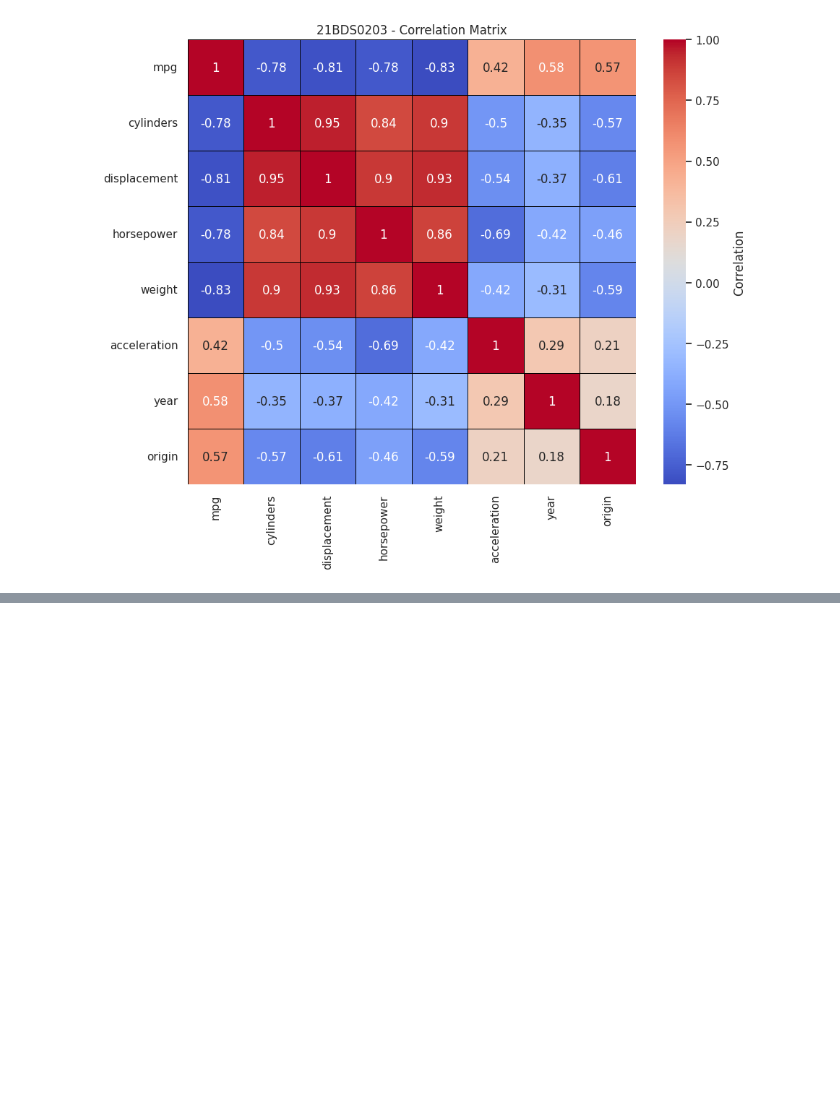
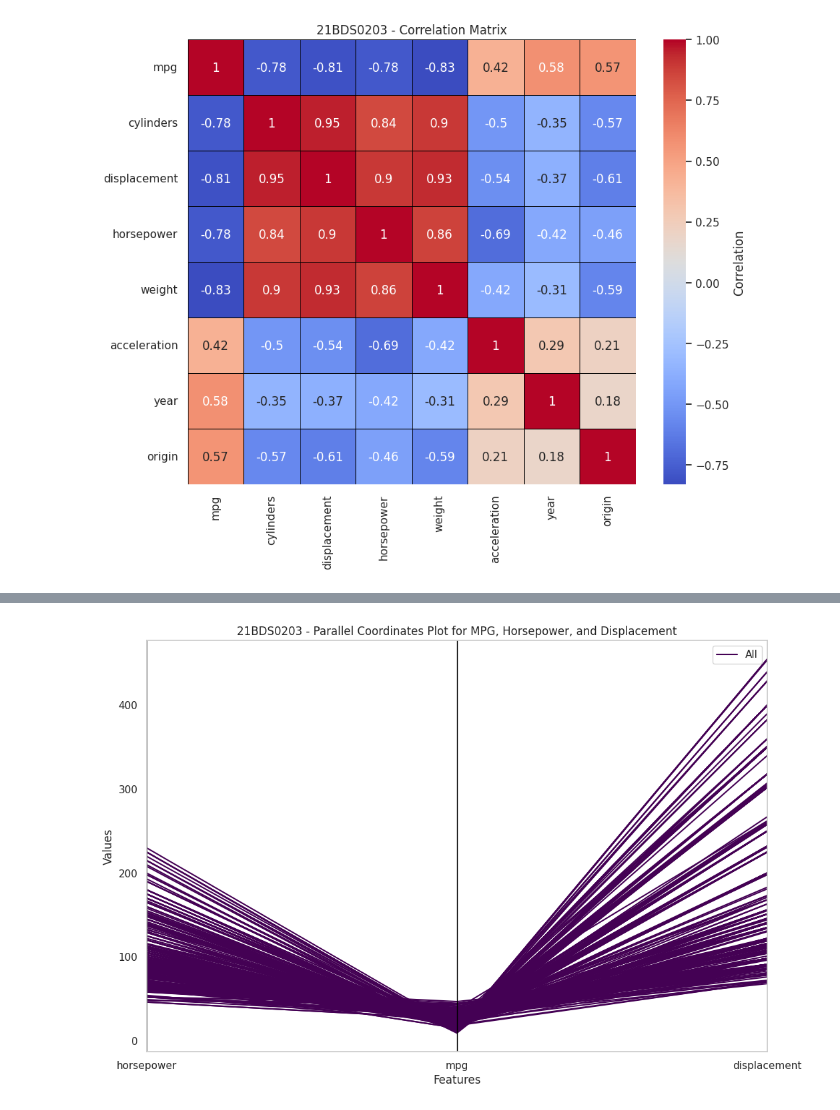
Before and after one commit to Aadit-17/Exploratory-Data-Analysis-Assignment, a Jupyter notebook: EDA_Assignment1.ipynb, the cells around one changed output, grey strips where cells are left out. Saved outputs shown, nothing was run; the diff lists cells and outputs as text; code cells hidden in the pictures; blank space fills up the shorter version.

```diff
--- a/EDA_Assignment1.ipynb
+++ b/EDA_Assignment1.ipynb
@@ -212,0 +196,12 @@ fig.show()
+# %%
+# Parallel Coordinate Plot
+auto_df['Category'] = 'All'
+
+plt.figure(figsize=(12, 8))
+parallel_coordinates(auto_df[['horsepower', 'mpg', 'displacement', 'Category']], 'Category', colormap='viridis')
+plt.title('21BDS0203 - Parallel Coordinates Plot for MPG, Horsepower, and Displacement')
+plt.xlabel('Features')
+plt.ylabel('Values')
+plt.show()
+# %% [output]
+[figure, added]
```
Also changed, not shown: parts of 3 cells of this notebook.
